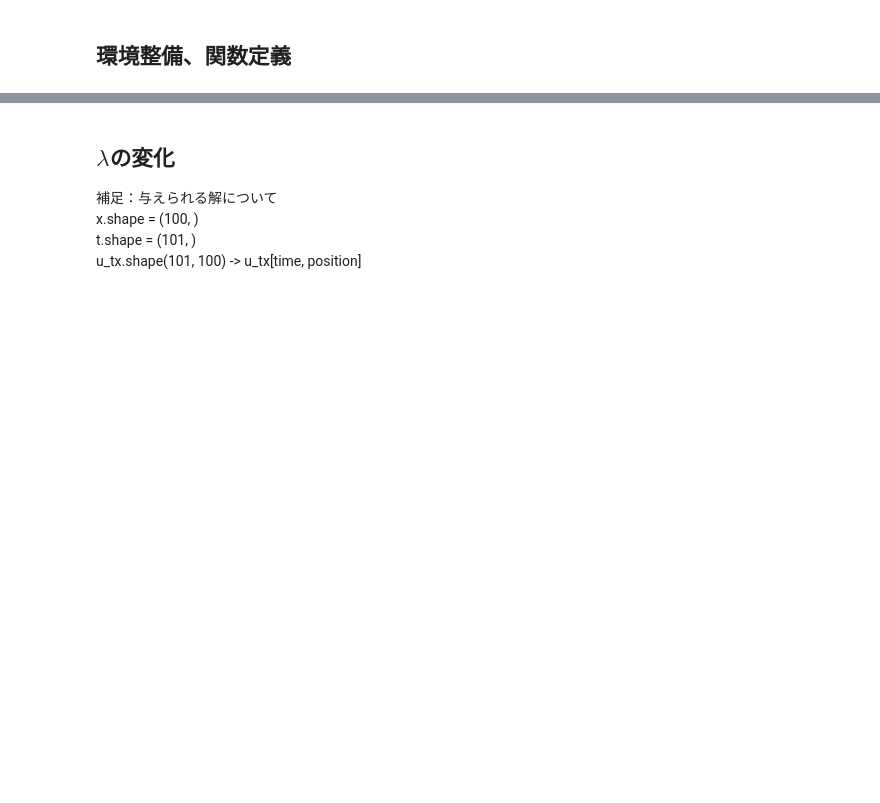
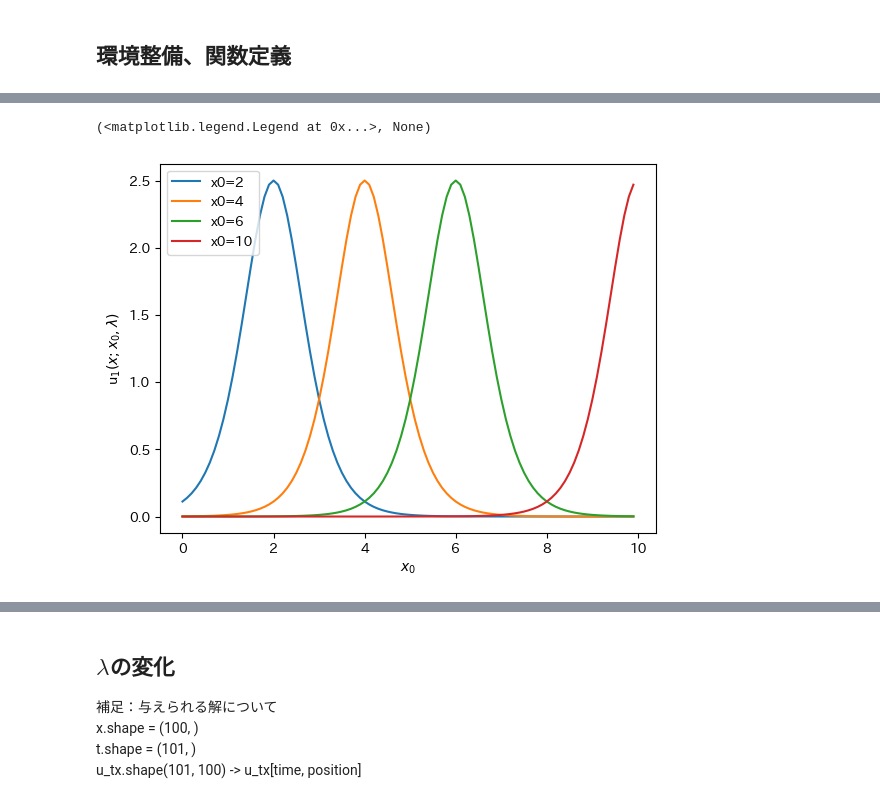
Before and after one commit to eri61/computer_physics, a Jupyter notebook: submit/report2/code/report2_pr1.ipynb, the cells around one changed output, grey strips where cells are left out. Saved outputs shown, nothing was run; the diff lists cells and outputs as text; code cells hidden in the pictures; blank space fills up the shorter version.

```diff
--- a/submit/report2/code/report2_pr1.ipynb
+++ b/submit/report2/code/report2_pr1.ipynb
@@ -39,0 +66,10 @@ def main(name:str="kdv_solve_ivp"):
+# %%
+view_solit_t0("../out/npz/x0_2.npz")
+view_solit_t0("../out/npz/x0_4.npz")
+view_solit_t0("../out/npz/x0_6.npz")
+view_solit_t0("../out/npz/x0_10.npz")
+plt.xlabel(r'$x_0$'), plt.ylabel(r'u$_1(x; x_0, \lambda)$')
+plt.legend(), plt.savefig("pic/init_u1_change_x0.png")
+# %% [output]
+(<matplotlib.legend.Legend at 0x...>, None)
+[figure, added]
```
Also changed, not shown: parts of 15 cells of this notebook, 1 other file.
